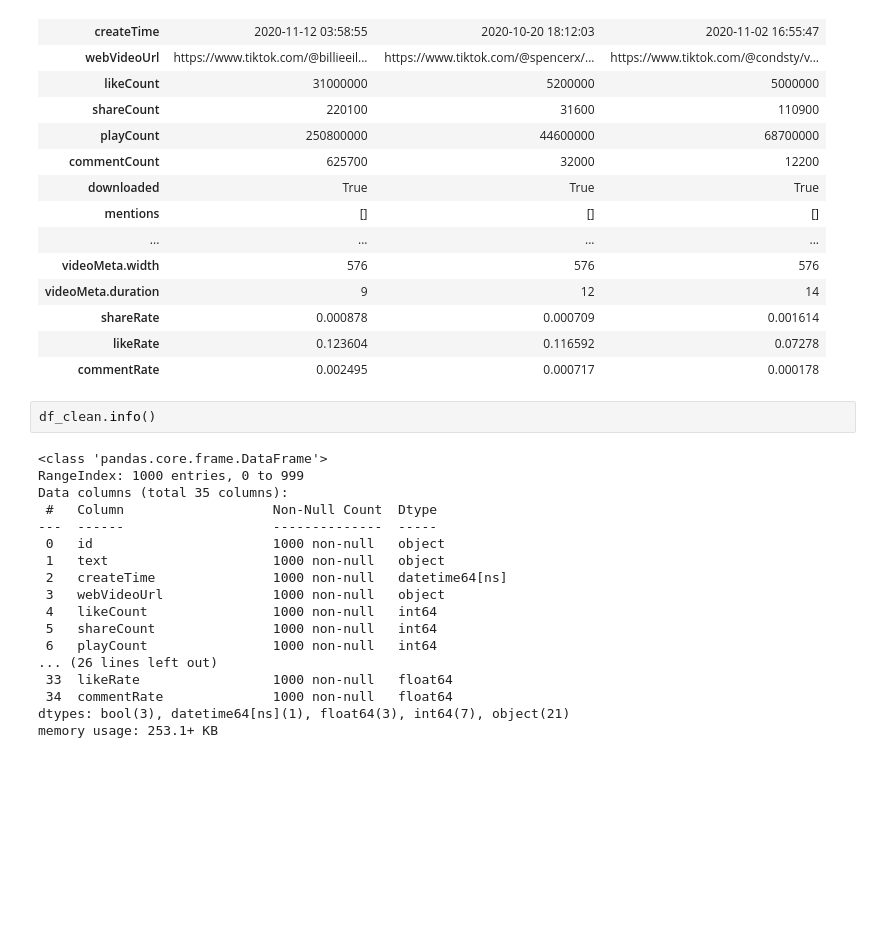
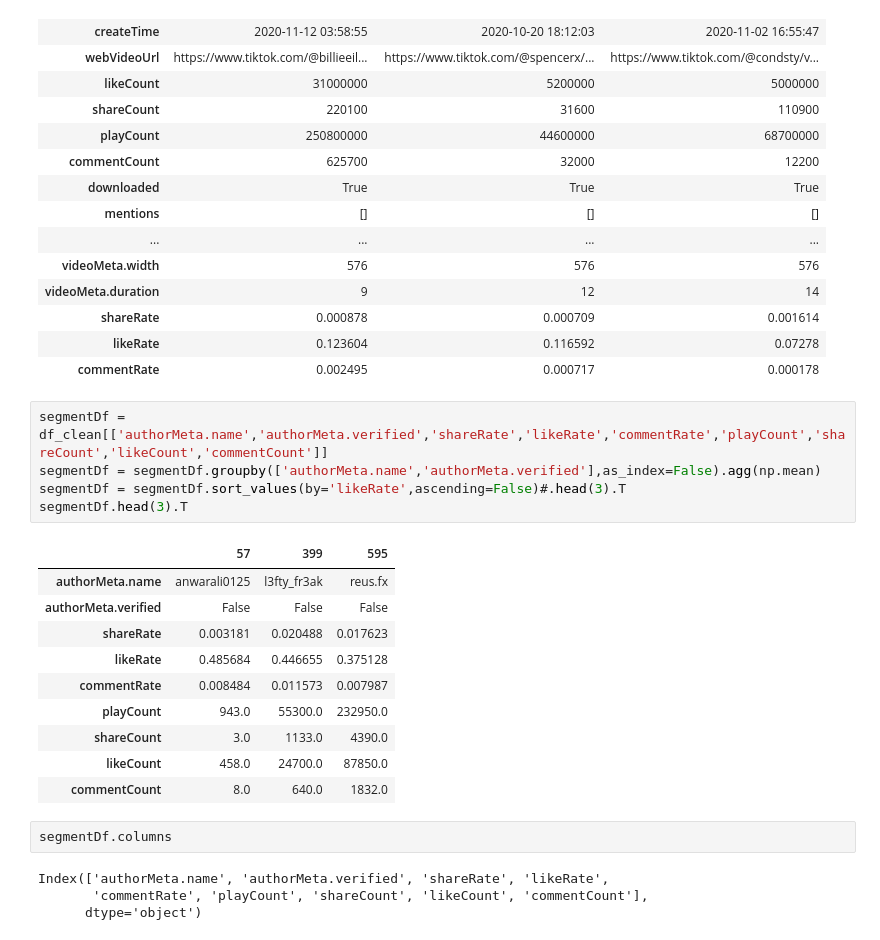
Before and after one commit to ba-group-projects/tiktok-popularity-eda, a Jupyter notebook: eda.ipynb, the cells around one changed output. Saved outputs shown, nothing was run; the diff lists cells and outputs as text; blank space fills up the shorter version.

```diff
--- a/eda.ipynb
+++ b/eda.ipynb
@@ -42,23 +44,25 @@ df_clean.sort_values(by=['likeCount'],ascending=False).head(3).T
 | shareRate | 0.000878 | 0.000709 | 0.001614 |
 | likeRate | 0.123604 | 0.116592 | 0.07278 |
 | commentRate | 0.002495 | 0.000717 | 0.000178 |
-# %%
-df_clean.info()
-# %% [output]
-<class 'pandas.core.frame.DataFrame'>
-RangeIndex: 1000 entries, 0 to 999
-Data columns (total 35 columns):
- #   Column                   Non-Null Count  Dtype
----  ------                   --------------  -----
- 0   id                       1000 non-null   object
- 1   text                     1000 non-null   object
- 2   createTime               1000 non-null   datetime64[ns]
- 3   webVideoUrl              1000 non-null   object
- 4   likeCount                1000 non-null   int64
- 5   shareCount               1000 non-null   int64
- 6   playCount                1000 non-null   int64
-... (26 lines left out)
- 33  likeRate                 1000 non-null   float64
- 34  commentRate              1000 non-null   float64
-dtypes: bool(3), datetime64[ns](1), float64(3), int64(7), object(21)
-memory usage: 253.1+ KB
+# %%
+segmentDf = df_clean[['authorMeta.name','authorMeta.verified','shareRate','likeRate','commentRate','playCount','shareCount','likeCount','commentCount']]
+segmentDf = segmentDf.groupby(['authorMeta.name','authorMeta.verified'],as_index=False).agg(np.mean)
+segmentDf = segmentDf.sort_values(by='likeRate',ascending=False)#.head(3).T
+segmentDf.head(3).T
+# %% [output]
+|  | 57 | 399 | 595 |
+| authorMeta.name | anwarali0125 | l3fty_fr3ak | reus.fx |
+| authorMeta.verified | False | False | False |
+| shareRate | 0.003181 | 0.020488 | 0.017623 |
+| likeRate | 0.485684 | 0.446655 | 0.375128 |
+| commentRate | 0.008484 | 0.011573 | 0.007987 |
+| playCount | 943.0 | 55300.0 | 232950.0 |
+| shareCount | 3.0 | 1133.0 | 4390.0 |
+| likeCount | 458.0 | 24700.0 | 87850.0 |
+| commentCount | 8.0 | 640.0 | 1832.0 |
+# %%
+segmentDf.columns
+# %% [output]
+Index(['authorMeta.name', 'authorMeta.verified', 'shareRate', 'likeRate',
+       'commentRate', 'playCount', 'shareCount', 'likeCount', 'commentCount'],
+      dtype='object')
```
Also changed, not shown: parts of 3 cells of this notebook.
